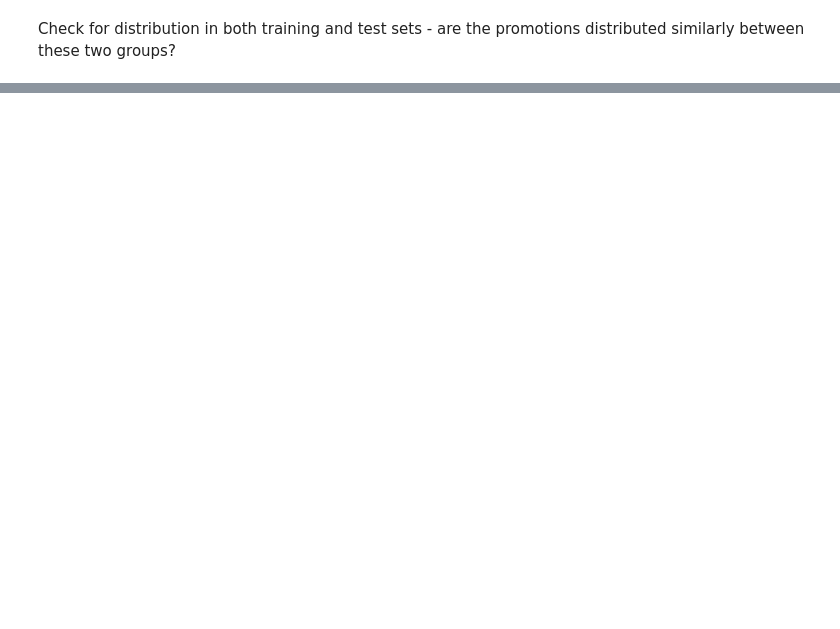
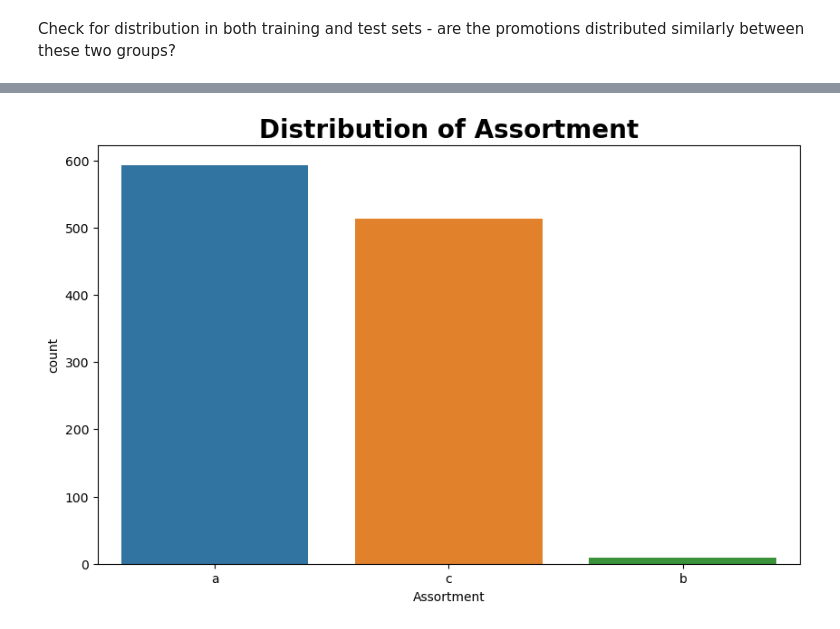
Before and after one commit to niyotham/sales-forecasting, a Jupyter notebook: notebooks/eda_store.ipynb, the cells around one changed output, grey strips where cells are left out. Cells and saved outputs as stored; diff of their text form; code cells hidden in the pictures; blank space fills up the shorter version.

```diff
--- a/notebooks/eda_store.ipynb
+++ b/notebooks/eda_store.ipynb
@@ -31,0 +75,4 @@ Check for distribution in both training and test sets - are the promotions distr
+# %%
+pl.plot_count(df=df_store,column='Assortment')
+# %% [output]
+[figure, added]
```
Also changed, not shown: parts of 17 cells of this notebook, 2 other files.
